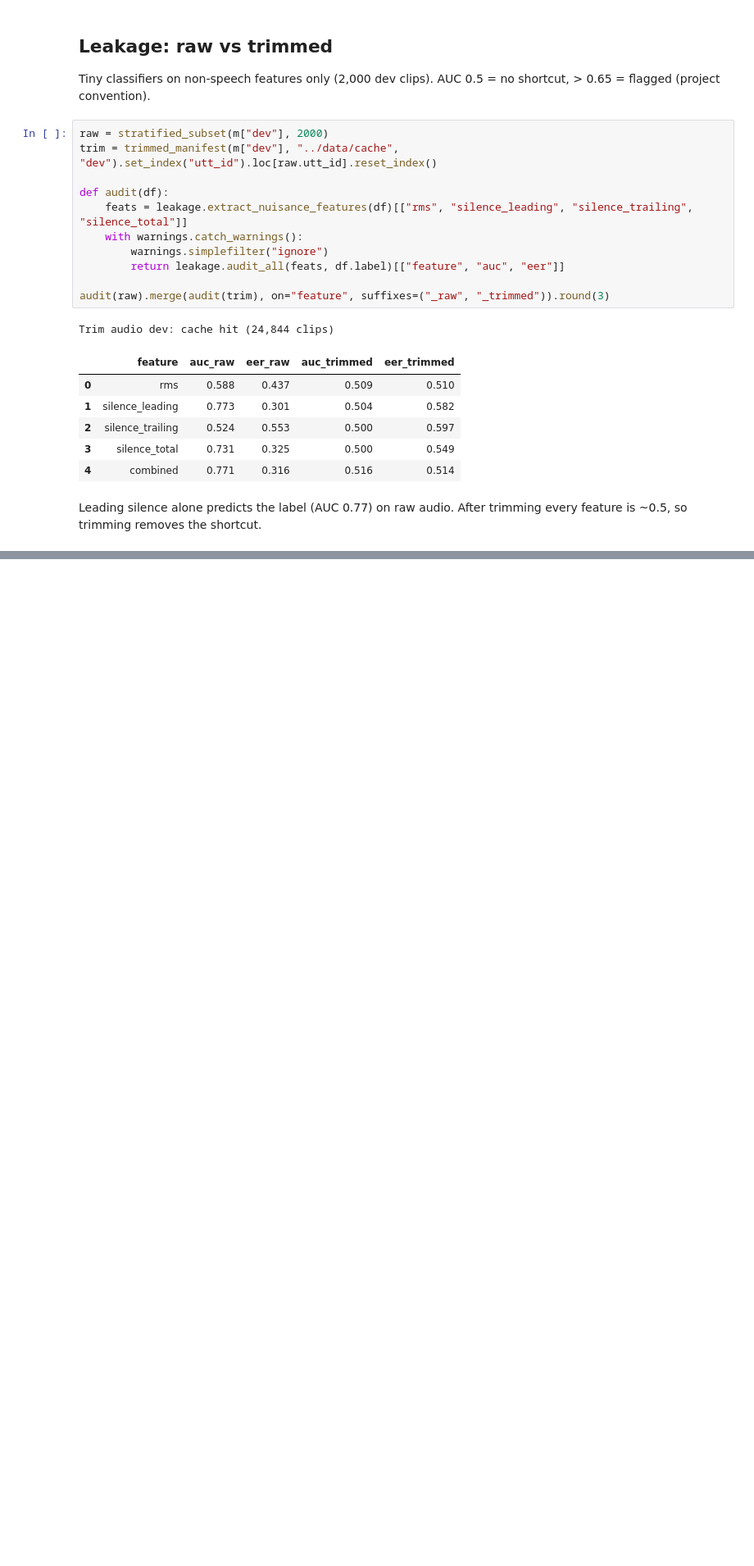
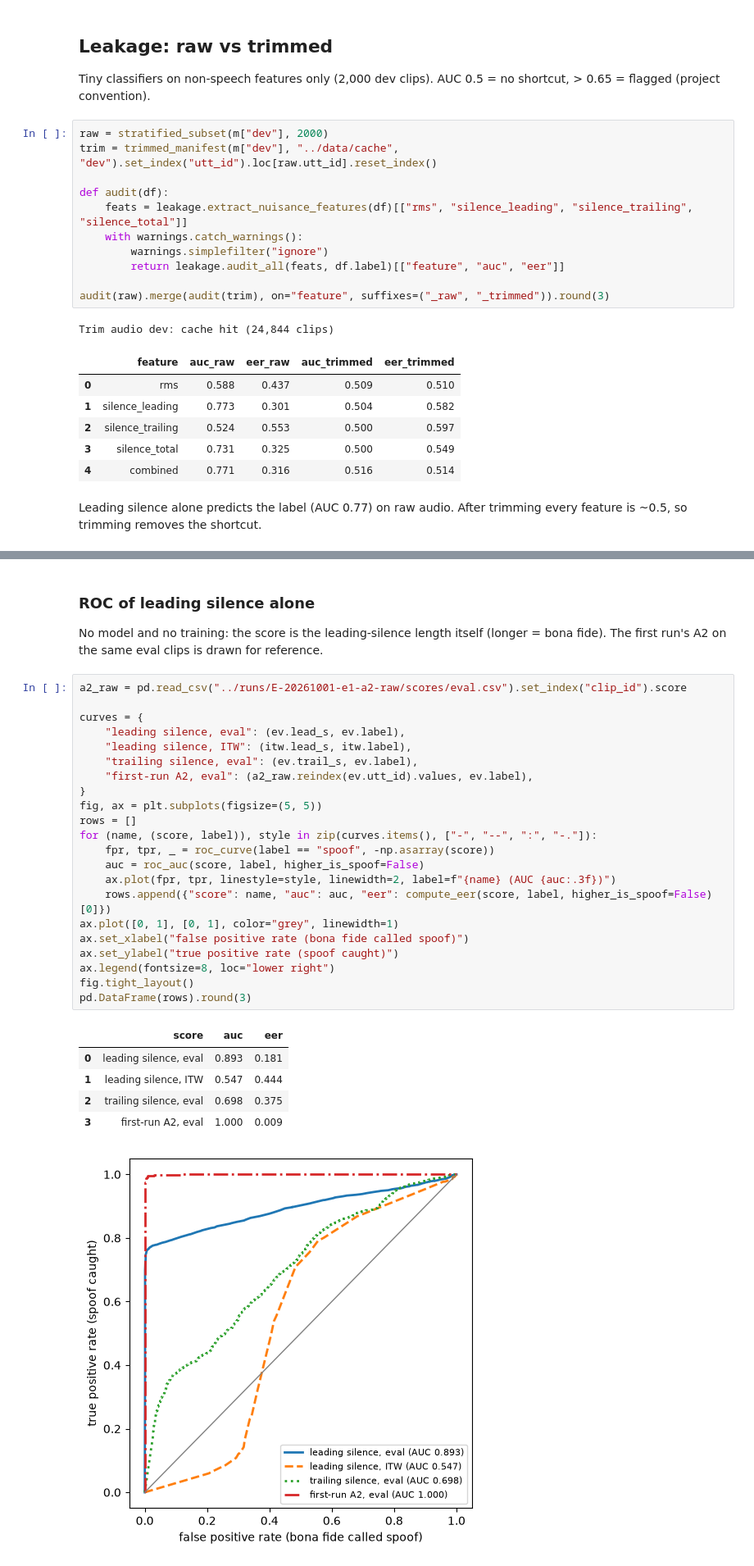
Before and after one commit to Qwenty228/GC2-EchoJEV, a Jupyter notebook: SystemCode/notebooks/02_asvspoof2019_audit.ipynb, the cells around one changed output, grey strips where cells are left out. Shown at 82% size. Drawn from its saved outputs; the diff is of its cells as text; blank space fills up the shorter version.

```diff
--- a/SystemCode/notebooks/02_asvspoof2019_audit.ipynb
+++ b/SystemCode/notebooks/02_asvspoof2019_audit.ipynb
@@ -64,0 +145,33 @@ Leading silence alone predicts the label (AUC 0.77) on raw audio. After trimming
+# %% [markdown]
+### ROC of leading silence alone
+No model and no training: the score is the leading-silence length itself (longer = bona fide). The first
+run's A2 on the same eval clips is drawn for reference.
+# %%
+a2_raw = pd.read_csv("../runs/E-20261001-e1-a2-raw/scores/eval.csv").set_index("clip_id").score
+
+curves = {
+    "leading silence, eval": (ev.lead_s, ev.label),
+    "leading silence, ITW": (itw.lead_s, itw.label),
+    "trailing silence, eval": (ev.trail_s, ev.label),
+    "first-run A2, eval": (a2_raw.reindex(ev.utt_id).values, ev.label),
+}
+fig, ax = plt.subplots(figsize=(5, 5))
+rows = []
+for (name, (score, label)), style in zip(curves.items(), ["-", "--", ":", "-."]):
+    fpr, tpr, _ = roc_curve(label == "spoof", -np.asarray(score))
+    auc = roc_auc(score, label, higher_is_spoof=False)
+    ax.plot(fpr, tpr, linestyle=style, linewidth=2, label=f"{name} (AUC {auc:.3f})")
+    rows.append({"score": name, "auc": auc, "eer": compute_eer(score, label, higher_is_spoof=False)[0]})
+ax.plot([0, 1], [0, 1], color="grey", linewidth=1)
+ax.set_xlabel("false positive rate (bona fide called spoof)")
+ax.set_ylabel("true positive rate (spoof caught)")
+ax.legend(fontsize=8, loc="lower right")
+fig.tight_layout()
+pd.DataFrame(rows).round(3)
+# %% [output]
+|  | score | auc | eer |
+| 0 | leading silence, eval | 0.893 | 0.181 |
+| 1 | leading silence, ITW | 0.547 | 0.444 |
+| 2 | trailing silence, eval | 0.698 | 0.375 |
+| 3 | first-run A2, eval | 1.000 | 0.009 |
+[figure, added]
```
Also changed, not shown: parts of 14 cells of this notebook.
